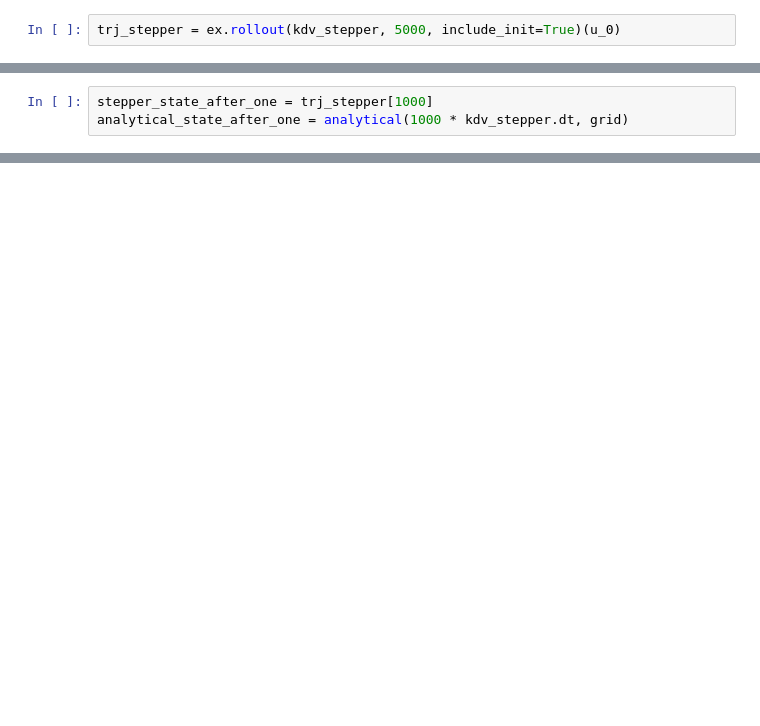
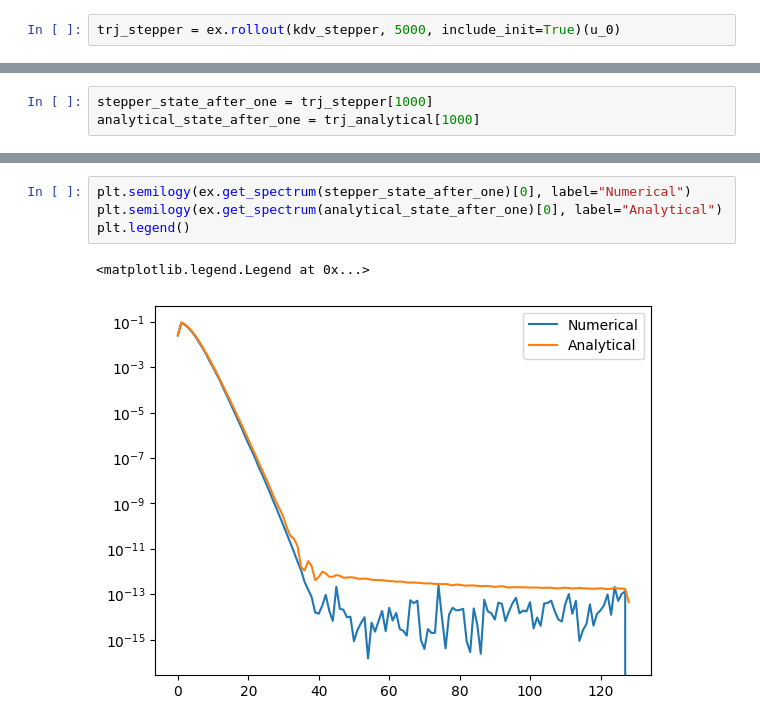
Before and after one commit to Ceyron/exponax, a Jupyter notebook: validation/validate_kdv_against_analytical_soliton.ipynb, the cells around one changed output, grey strips where cells are left out. Saved outputs shown, nothing was run; the diff lists cells and outputs as text; blank space fills up the shorter version.

```diff
--- a/validation/validate_kdv_against_analytical_soliton.ipynb
+++ b/validation/validate_kdv_against_analytical_soliton.ipynb
@@ -45,3 +89,3 @@ ex.viz.plot_spatio_temporal(
 # %%
 stepper_state_after_one = trj_stepper[1000]
-analytical_state_after_one = analytical(1000 * kdv_stepper.dt, grid)
+analytical_state_after_one = trj_analytical[1000]
@@ -62,0 +102,7 @@ Array(0.06026487, dtype=float32)
+# %%
+plt.semilogy(ex.get_spectrum(stepper_state_after_one)[0], label="Numerical")
+plt.semilogy(ex.get_spectrum(analytical_state_after_one)[0], label="Analytical")
+plt.legend()
+# %% [output]
+<matplotlib.legend.Legend at 0x...>
+[figure, added]
```
Also changed, not shown: parts of 17 cells of this notebook.
